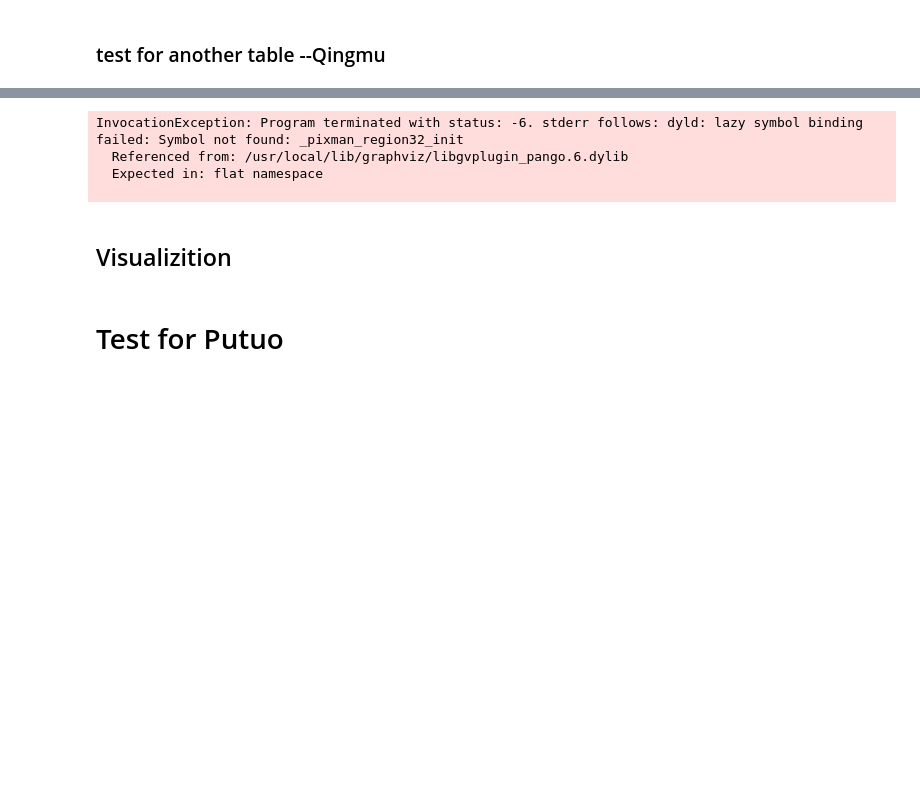
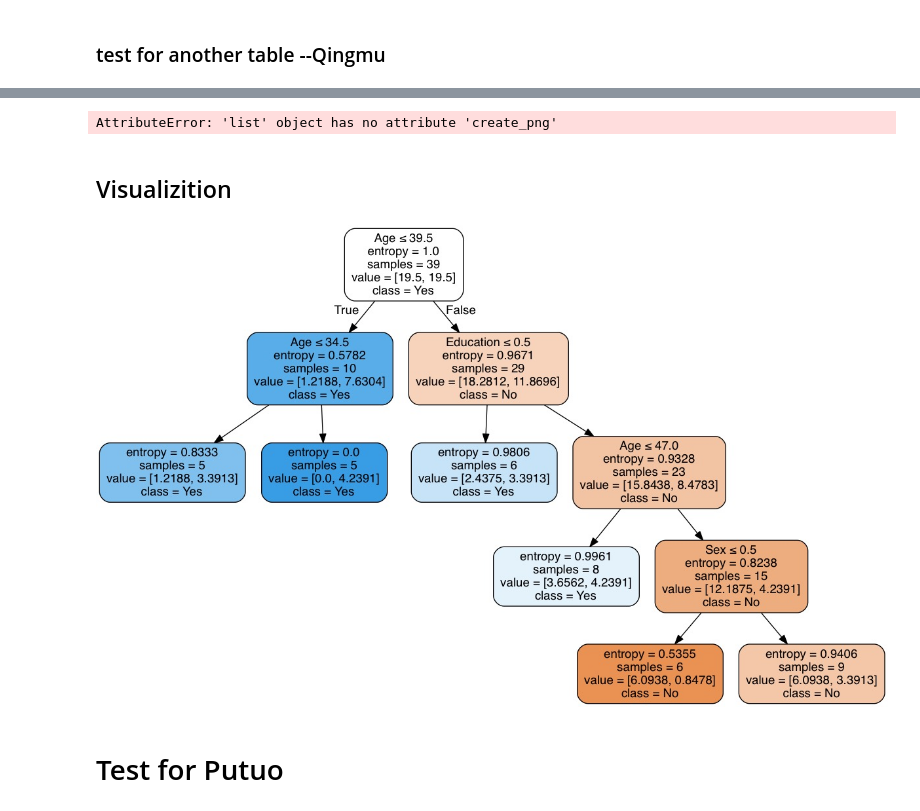
Before and after one commit to DeepinSC/Machine_learning-Countryside, a Jupyter notebook: Decision_Tree_ mac.ipynb, the cells around one changed output, grey strips where cells are left out. Saved outputs shown, nothing was run; the diff lists cells and outputs as text; code cells hidden in the pictures; blank space fills up the shorter version.

```diff
--- a/Decision_Tree_ mac.ipynb
+++ b/Decision_Tree_ mac.ipynb
@@ -130,26 +130,30 @@ with open("iris.dot", 'w') as f:
     f = tree.export_graphviz(dt, out_file=f)
 # %%
 import graphviz
-import pydotplus
-dot_data = tree.export_graphviz(dt, out_file=None)
-graph = pydotplus.graph_from_dot_data(dot_data)
-graph.write_pdf("iris.pdf")
+import pydot
+from io import StringIO
+
+dot_data = StringIO()
+tree.export_graphviz(dt, out_file=dot_data, feature_names=input_binary.columns)
+graph = pydot.graph_from_dot_data(dot_data.getvalue())
+
+Image(graph.create_png())
 # %% [output]
-InvocationException: Program terminated with status: -6. stderr follows: dyld: lazy symbol binding failed: Symbol not found: _pixman_region32_init
-  Referenced from: /usr/local/lib/graphviz/libgvplugin_pango.6.dylib
-  Expected in: flat namespace
-
+AttributeError: 'list' object has no attribute 'create_png'
 # %% [markdown]
 ## Visualizition
 # %%
 f_name = input_binary.drop(['Join','Level_before','Level_after'],axis=1).columns.tolist()
-dot_data = tree.export_graphviz(dt, out_file=None,
+dot_data = StringIO()
+tree.export_graphviz(dt, out_file=dot_data,
                                 feature_names=f_name,
                          class_names=['No','Yes'],
                          filled=True, rounded=True,
                          special_characters=True)
-graph = pydotplus.graph_from_dot_data(dot_data)
-Image(graph.create_png())
+graph = pydotplus.graph_from_dot_data(dot_data.getvalue())
+Image(graph.create_jpg())
+# %% [output]
+[figure, added]
 # %%
 input_binary.drop(['Join','Level_before','Level_after'],axis=1).columns.tolist()
 # %% [markdown]
```
Also changed, not shown: parts of 9 cells of this notebook, 2 other files.
